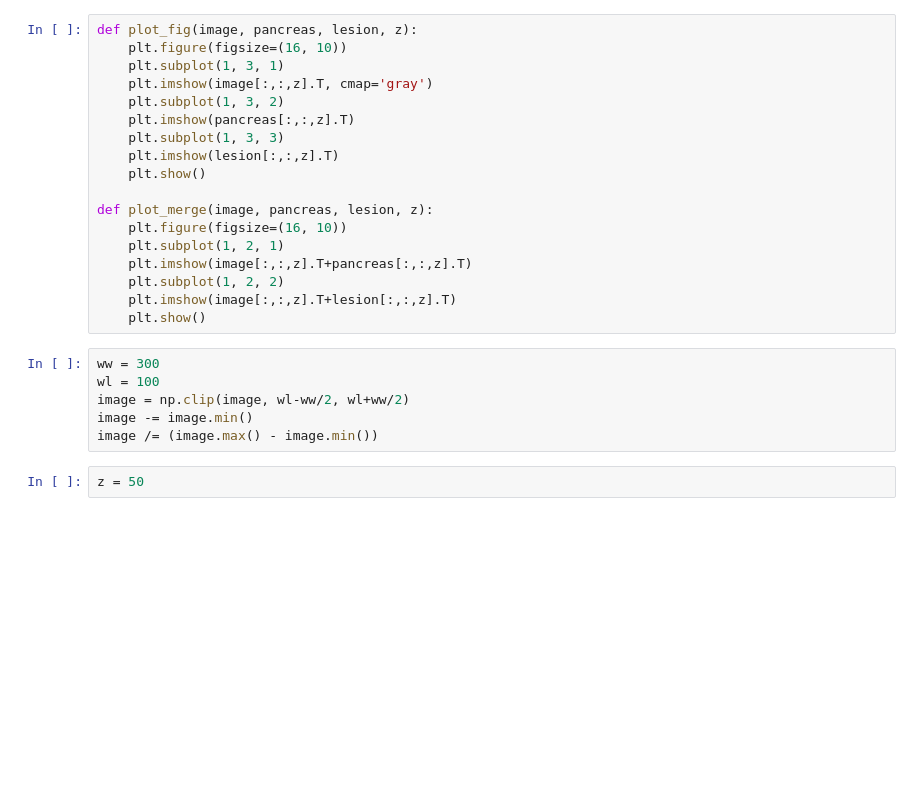
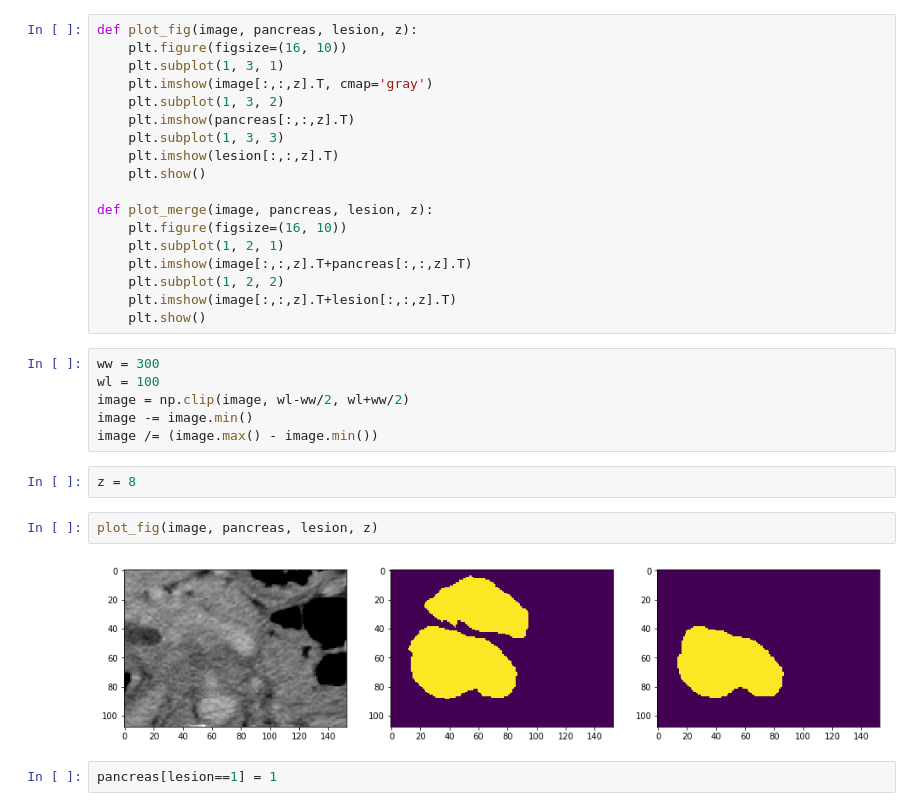
Before and after one commit to curlsjennifer/Transfer_Learning_Applied_on_Pancreas_Tumor, a Jupyter notebook: src/data_description/data_visualization.ipynb, the cells around one changed output. Saved outputs shown, nothing was run; the diff lists cells and outputs as text; blank space fills up the shorter version.

```diff
--- a/src/data_description/data_visualization.ipynb
+++ b/src/data_description/data_visualization.ipynb
@@ -37,7 +37,13 @@ image = np.clip(image, wl-ww/2, wl+ww/2)
 image -= image.min()
 image /= (image.max() - image.min())
 # %%
-z = 50
+z = 8
+# %%
+plot_fig(image, pancreas, lesion, z)
+# %% [output]
+[figure, added]
+# %%
+pancreas[lesion==1] = 1
 # %%
 plot_fig(image, pancreas, lesion, z)
 # %% [output]
```
Also changed, not shown: parts of 7 cells of this notebook, 10 other files.
